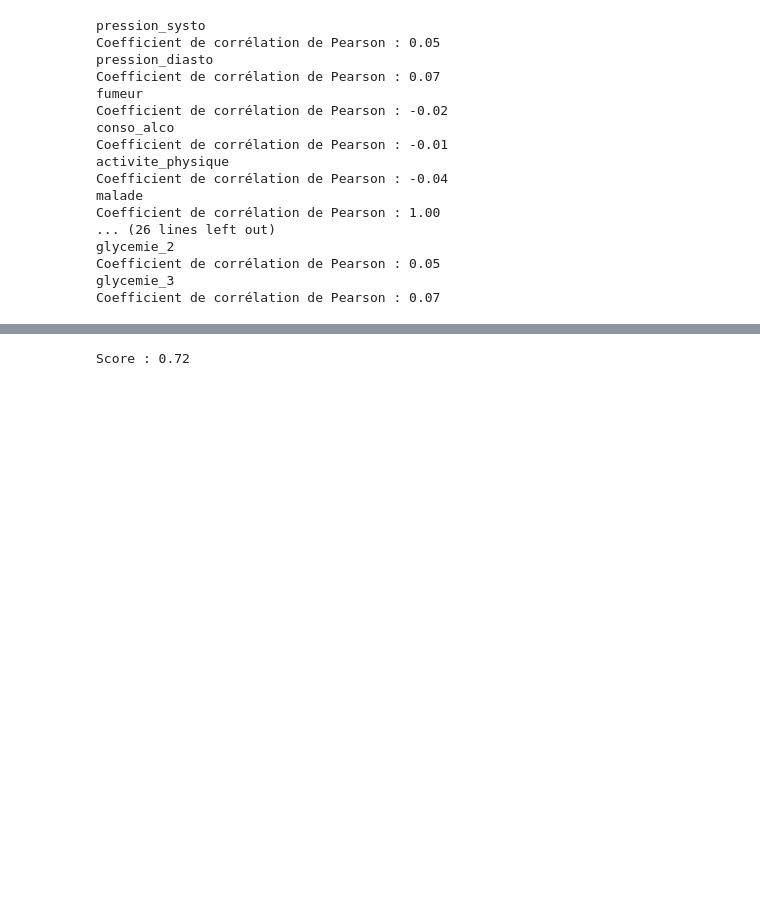
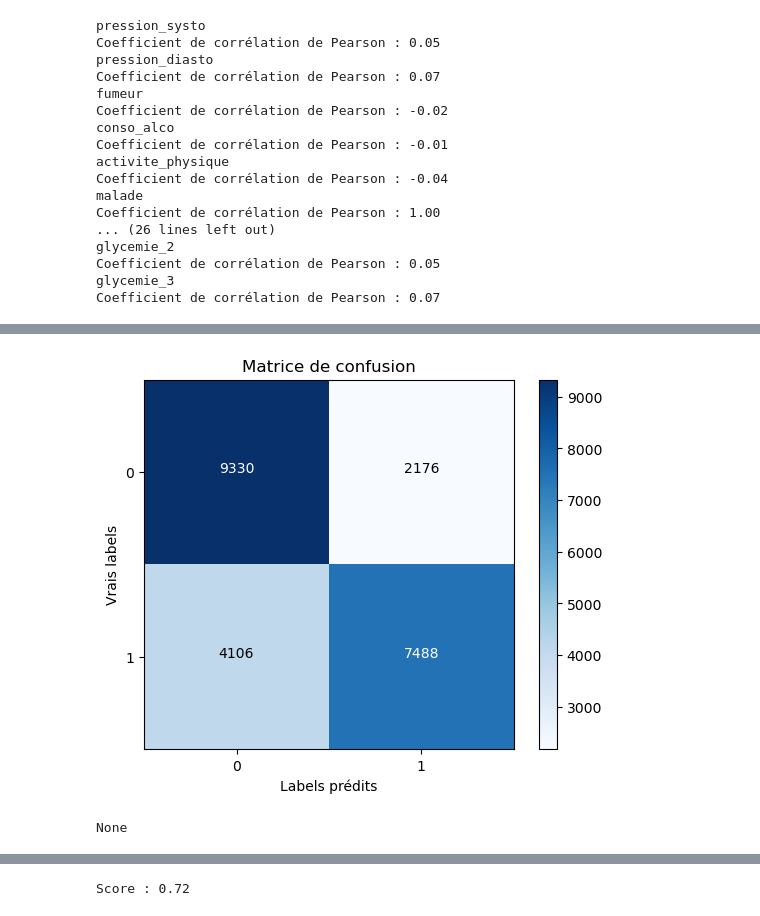
Before and after one commit to corentinGregoire/TP-Moreau, a Jupyter notebook: TP Maladies.ipynb, the cells around one changed output, grey strips where cells are left out. Saved outputs shown, nothing was run; the diff lists cells and outputs as text; code cells hidden in the pictures; blank space fills up the shorter version.

```diff
--- a/TP Maladies.ipynb
+++ b/TP Maladies.ipynb
@@ -198,0 +297,10 @@ plt.show()
+# %%
+# obtenir les prédictions pour chaque classe
+pred = rfc.predict(X_test)
+
+# créer la matrice de confusion
+cm = confusion_matrix(y_test, pred)
+print(print_nice_conf_matrix(y_test, cm))
+# %% [output]
+[figure, added]
+None
```
Also changed, not shown: parts of 24 cells of this notebook.
